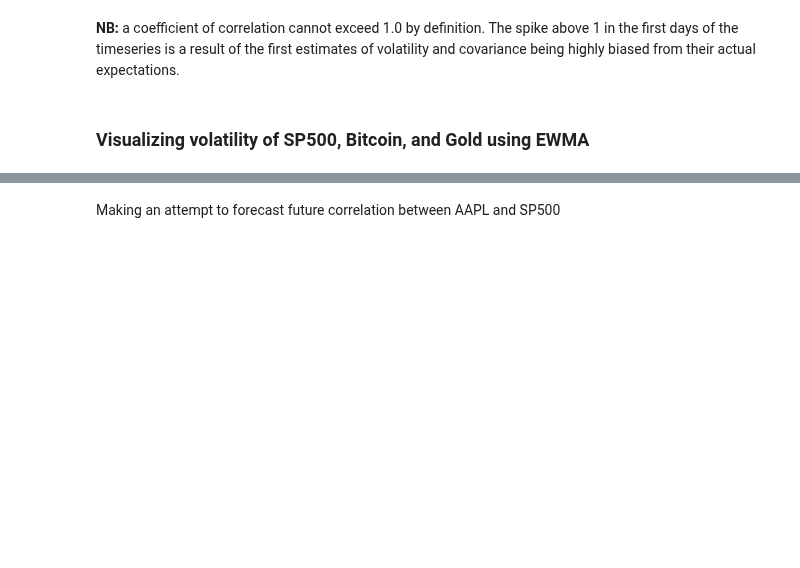
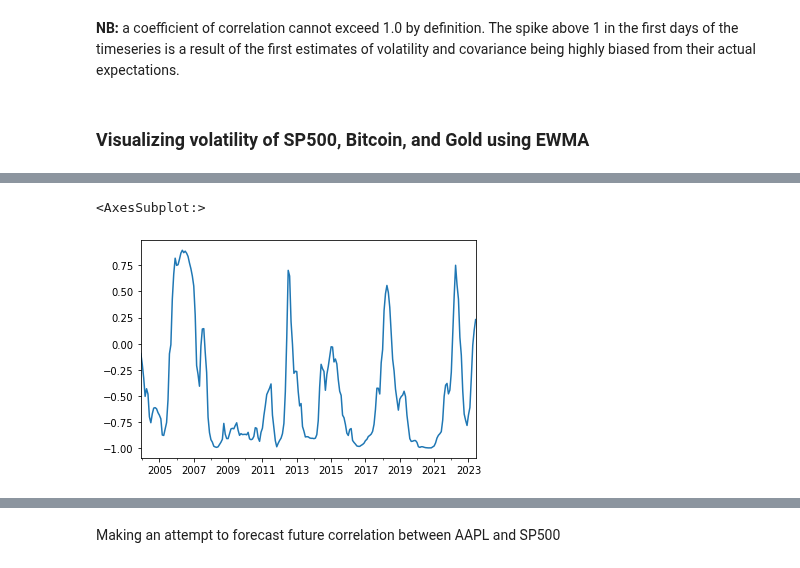
Before and after one commit to ilchen/RMaFI, a Jupyter notebook: ch11_variance_covariance.ipynb, the cells around one changed output, grey strips where cells are left out. Drawn from its saved outputs; the diff is of its cells as text; code cells hidden in the pictures; blank space fills up the shorter version.

```diff
--- a/ch11_variance_covariance.ipynb
+++ b/ch11_variance_covariance.ipynb
@@ -123,0 +186,5 @@ Text(0, 0.5, 'Annual Volatility')
+# %%
+asset_prices_gold.rolling(12).corr(riskless_yield).dropna().plot()
+# %% [output]
+<AxesSubplot:>
+[figure, added]
```
Also changed, not shown: parts of 22 cells of this notebook, 3 other files.
